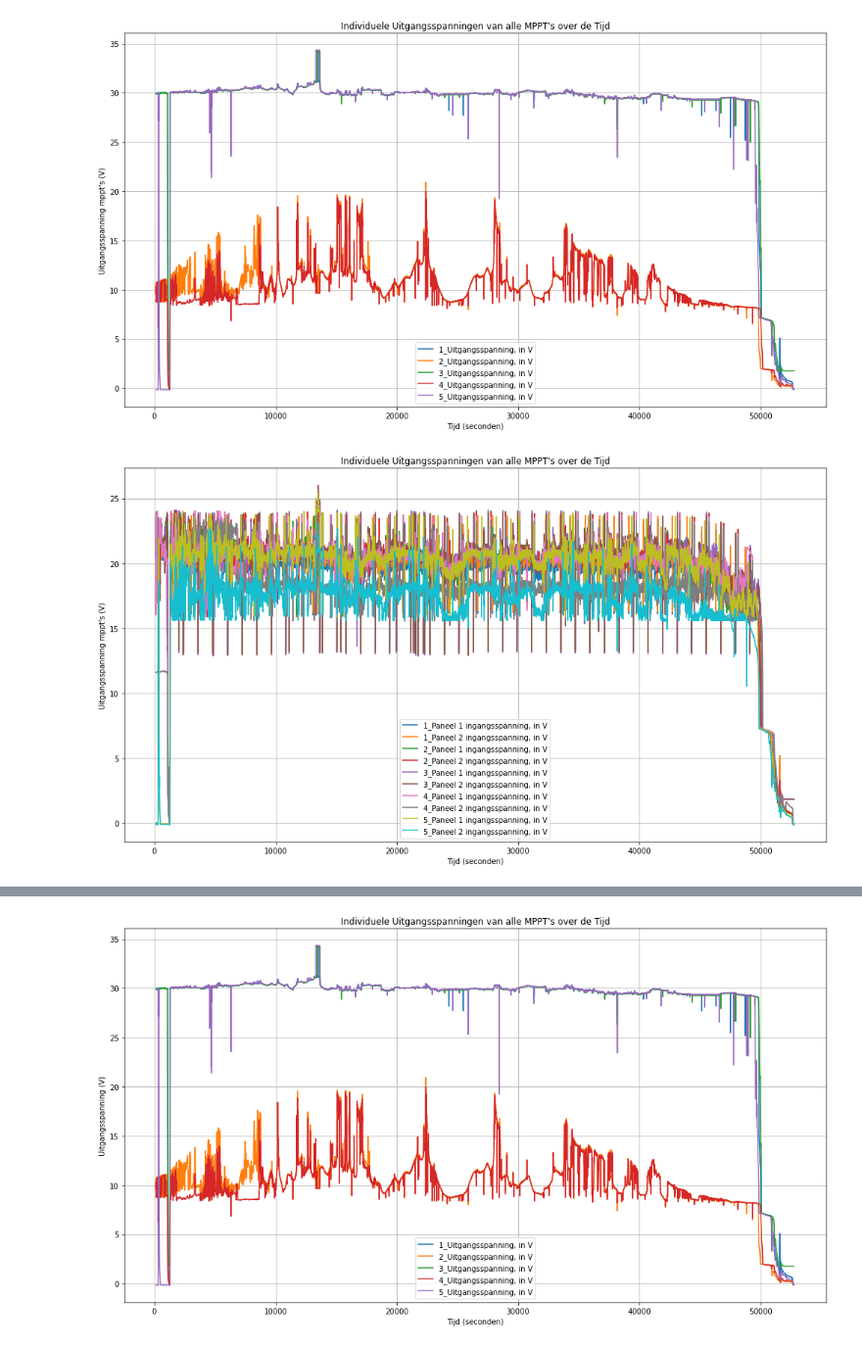
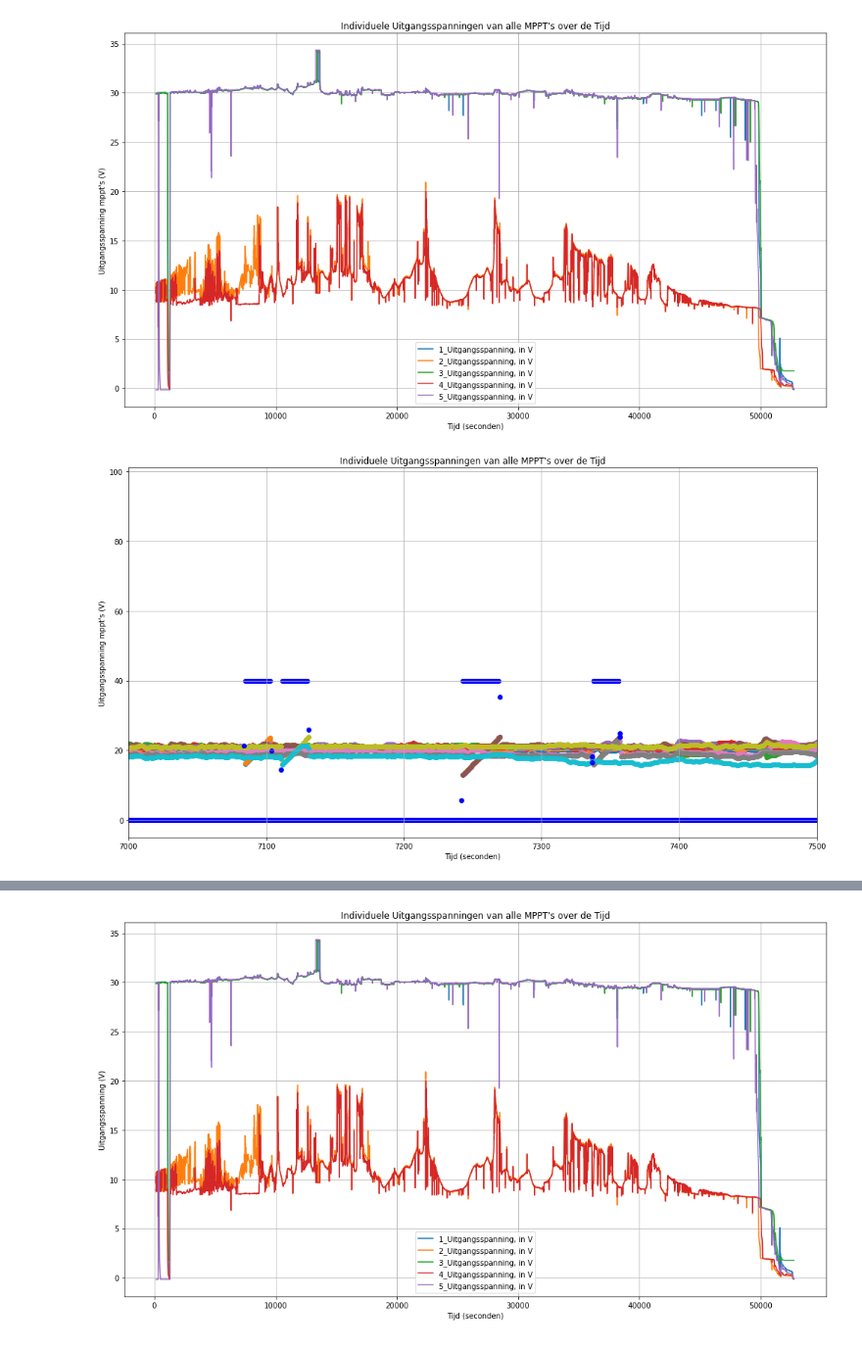
Before and after one commit to Qrax/Clean_Mobility, a Jupyter notebook: main.ipynb, the cells around one changed output, grey strips where cells are left out. Shown at 98% size. Saved outputs shown, nothing was run; the diff lists cells and outputs as text; code cells hidden in the pictures.

Commit message:
Rendement van de zonnepaneel berekend voor verschillende tijden over de dag heen. En sweeps eruit gefilterd

```diff
--- a/main.ipynb
+++ b/main.ipynb
@@ -300,6 +298,12 @@ for col in current_cols:
     merged_df1 = merged_df1[merged_df1[col] < 40]
 for col in output_current_cols:
     merged_df1 = merged_df1[merged_df1[col] < 40]
+# %%
+merged_df1_zonder_sweeps = merged_df1.copy()
+for i in range(1,int(len(voltage_cols)/2+1)):
+    merged_df1_zonder_sweeps = merged_df1_zonder_sweeps[merged_df1_zonder_sweeps[f'{i}_Algoritme mode (kan per software generatie verschillend zijn)']==0].copy()
+for i in range(1,int(len(voltage_cols)/2+1)):
+    merged_df1 = merged_df1[merged_df1[f'{i}_Algoritme mode (kan per software generatie verschillend zijn)']<5]
 # %%
 # Controleer of er uitgangsspanning-kolommen zijn gevonden en dat 'Total_Seconds' bestaat
 if output_voltage_cols and '1_Dataloggertijd, in s' in merged_df1.columns:
@@ -323,20 +327,21 @@ else:
 # %%
 # Controleer of er uitgangsspanning-kolommen zijn gevonden en dat 'Total_Seconds' bestaat
 if output_voltage_cols and '1_Dataloggertijd, in s' in merged_df1.columns:
     plt.figure(figsize=(14, 8))
     for col in voltage_cols:
-        plt.plot(merged_df1['1_Dataloggertijd, in s'], merged_df1[col], label=col)
-
+        plt.scatter(merged_df1['1_Dataloggertijd, in s'], merged_df1[col], label=col)
+    for i in range(1,int(len(voltage_cols)/2+1)):
+        plt.scatter(merged_df1['1_Dataloggertijd, in s'], merged_df1[f'{i}_Algoritme mode (kan per software generatie verschillend zijn)']*20,c='Blue',label=f'{i}_Algoritme mode (kan per software generatie verschillend zijn)')
     plt.title('Individuele Uitgangsspanningen van alle MPPT\'s over de Tijd')
     plt.xlabel('Tijd (seconden)')
     plt.ylabel('Uitgangsspanning mppt\'s (V)')
-    plt.legend()
+    #plt.legend()
     plt.grid(True)
     plt.tight_layout()
-    #plt.xlim(7000,9000)
+    plt.xlim(7000,7500)
     #plt.ylim(0,100)
     plt.show()
 else:
     print("Uitgangsspanning-kolommen of 'Total_Seconds' ontbreken. Controleer de data.")
 # %% [output]
-[figure, old version]
+[figure, new version]
```
Also changed, not shown: parts of 9 cells of this notebook.
